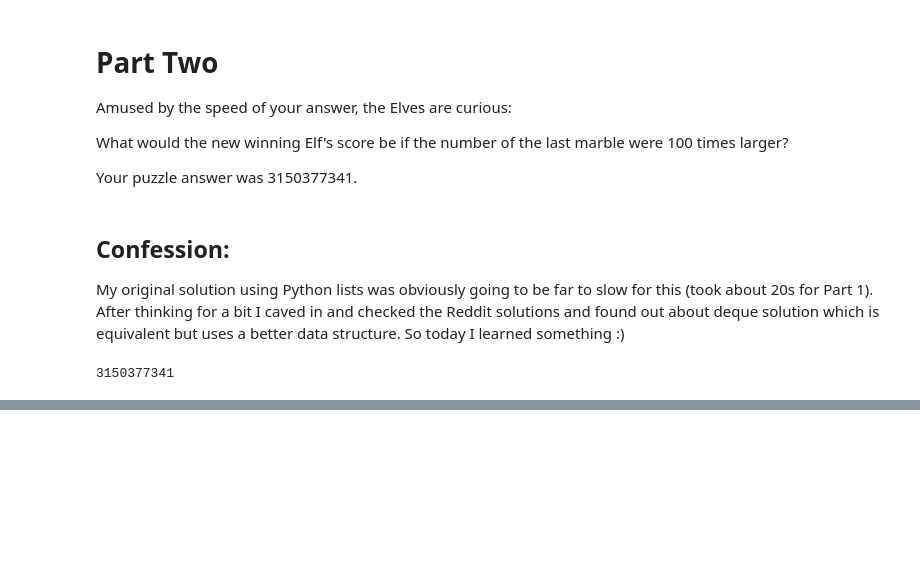
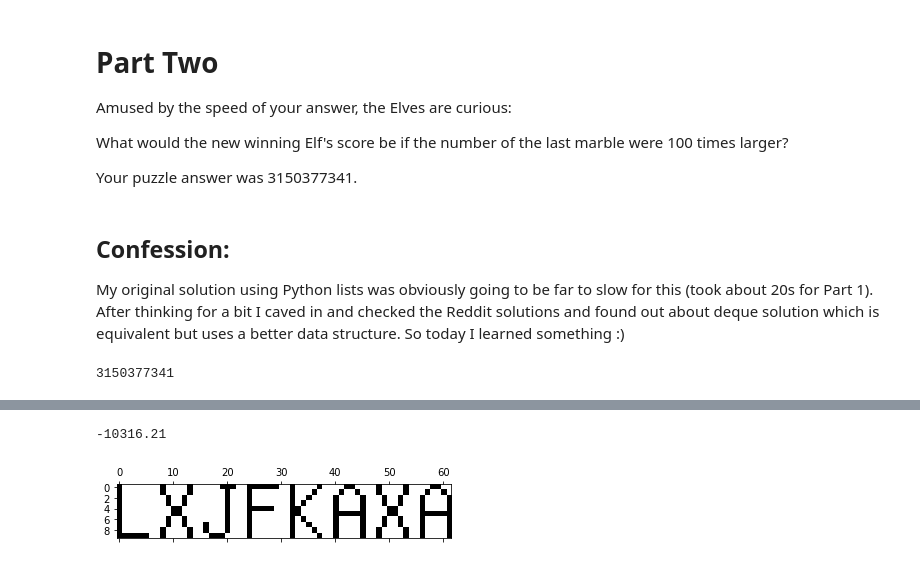
Before and after one commit to mattmcd/AdventOfCode2018, a Jupyter notebook: Advent Of Code 2018 mattmcd.ipynb, the cells around one changed output, grey strips where cells are left out. Drawn from its saved outputs; the diff is of its cells as text; code cells hidden in the pictures; blank space fills up the shorter version.

```diff
--- a/Advent Of Code 2018 mattmcd.ipynb
+++ b/Advent Of Code 2018 mattmcd.ipynb
@@ -1071,0 +1222,32 @@ play_marbles(n_players, n_marbles * 100)
+# %%
+stars = np.array(map(lambda s: map(int,
+                          s.lstrip(
+                              'position=<'
+                          ).replace(
+                              '> velocity=<', ','
+                          ).rstrip(
+                              '>'
+                          ).split(
+                              ','
+                          )),
+            read_input('day_10.txt').split('\n')))
+# %%
+def align_stars(stars, t):
+    pos = stars[:, :2] + stars[:,2:]*t
+    pos = pos - np.min(pos, axis=0)
+    cols, rows = np.max(pos, axis=0)
+    res = None
+    if cols < 2000 and rows < 2000:
+        res = np.zeros((rows+1, cols+1))
+        for p in pos.tolist():
+            res[p[1], p[0]] = 1
+    return res
+# %%
+np.mean(stars[:, :2] / stars[:, 2:])
+# %% [output]
+-10316.21
+# %%
+# Trial and error around min distsance
+_ = plt.spy(align_stars(stars, 10312))
+# %% [output]
+[figure, added]
```
Also changed, not shown: parts of 2 cells of this notebook, 1 other file.
